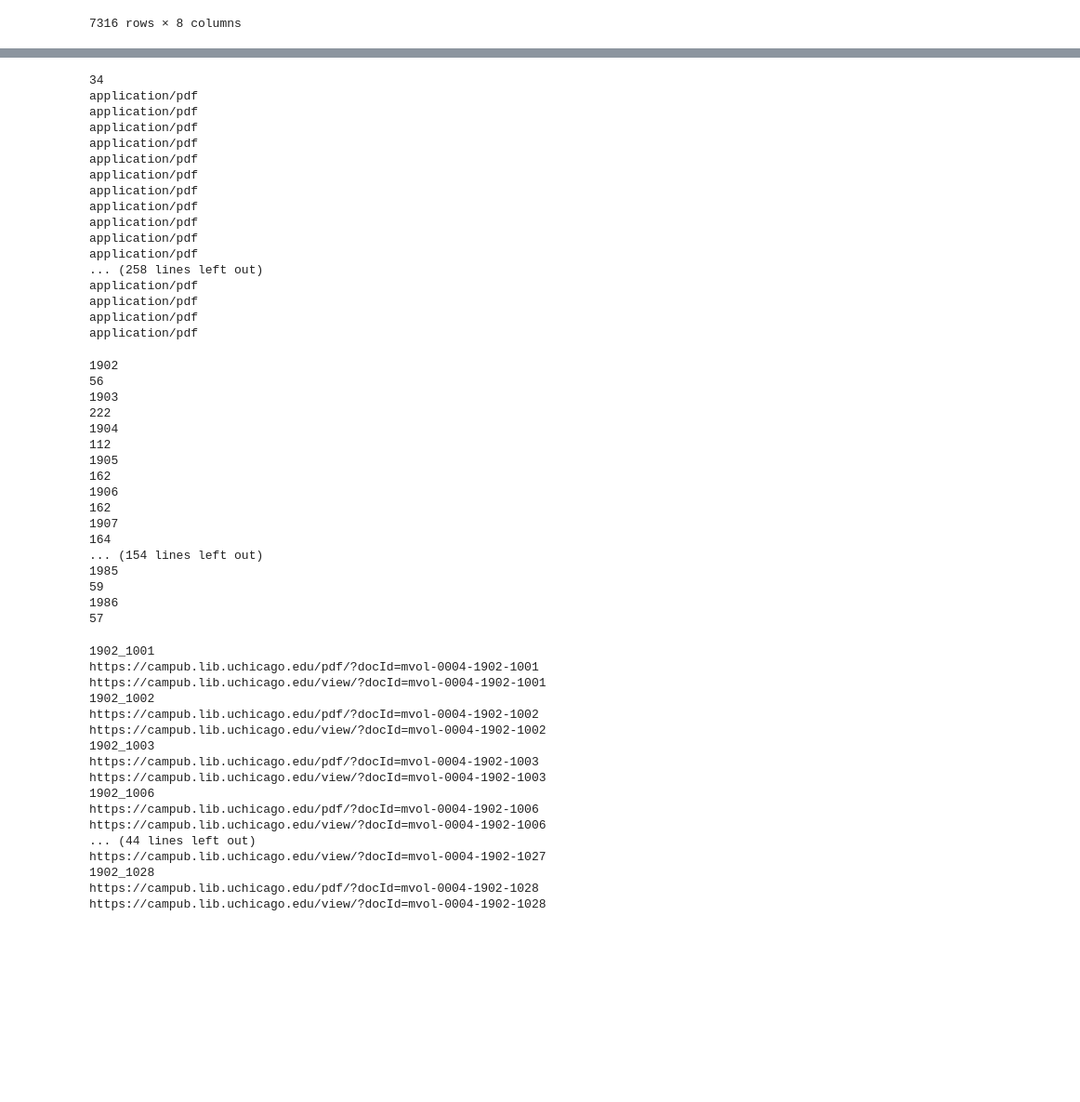
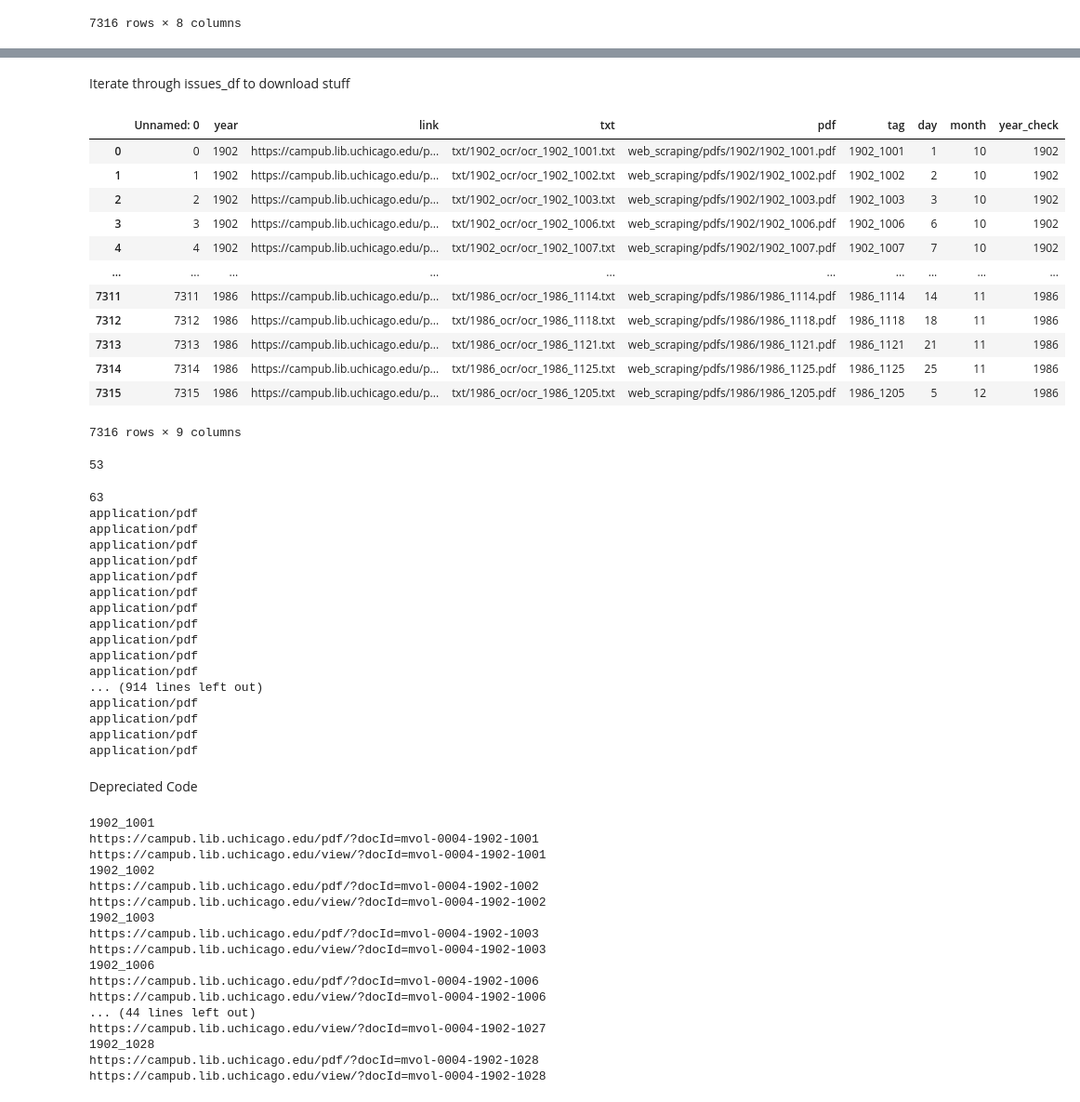
Before and after one commit to marcdloeb/uchicago_campus_publications, a Jupyter notebook: maroon_scraping.ipynb, the cells around one changed output, grey strips where cells are left out. Shown at 93% size. Saved outputs shown, nothing was run; the diff lists cells and outputs as text; code cells hidden in the pictures; blank space fills up the shorter version.

Commit message:
moving stuff

```diff
--- a/maroon_scraping.ipynb
+++ b/maroon_scraping.ipynb
@@ -214,18 +212,42 @@ issues_df.to_csv("all_issues2.csv")
+# %% [markdown]
+Iterate through issues_df to download stuff
+# %%
+issues_df = pd.read_csv("all_issues.csv")
+# %%
+issues_df
+# %% [output]
+|  | Unnamed: 0 | year | link | txt | pdf | tag | day | month | year_check |
+| 0 | 0 | 1902 | https://campub.lib.uchicago.edu/p... | txt/1902_ocr/ocr_1902_1001.txt | web_scraping/pdfs/1902/1902_1001.pdf | 1902_1001 | 1 | 10 | 1902 |
+| 1 | 1 | 1902 | https://campub.lib.uchicago.edu/p... | txt/1902_ocr/ocr_1902_1002.txt | web_scraping/pdfs/1902/1902_1002.pdf | 1902_1002 | 2 | 10 | 1902 |
+| 2 | 2 | 1902 | https://campub.lib.uchicago.edu/p... | txt/1902_ocr/ocr_1902_1003.txt | web_scraping/pdfs/1902/1902_1003.pdf | 1902_1003 | 3 | 10 | 1902 |
+| 3 | 3 | 1902 | https://campub.lib.uchicago.edu/p... | txt/1902_ocr/ocr_1902_1006.txt | web_scraping/pdfs/1902/1902_1006.pdf | 1902_1006 | 6 | 10 | 1902 |
+| 4 | 4 | 1902 | https://campub.lib.uchicago.edu/p... | txt/1902_ocr/ocr_1902_1007.txt | web_scraping/pdfs/1902/1902_1007.pdf | 1902_1007 | 7 | 10 | 1902 |
+| ... | ... | ... | ... | ... | ... | ... | ... | ... | ... |
+| 7311 | 7311 | 1986 | https://campub.lib.uchicago.edu/p... | txt/1986_ocr/ocr_1986_1114.txt | web_scraping/pdfs/1986/1986_1114.pdf | 1986_1114 | 14 | 11 | 1986 |
+| 7312 | 7312 | 1986 | https://campub.lib.uchicago.edu/p... | txt/1986_ocr/ocr_1986_1118.txt | web_scraping/pdfs/1986/1986_1118.pdf | 1986_1118 | 18 | 11 | 1986 |
+| 7313 | 7313 | 1986 | https://campub.lib.uchicago.edu/p... | txt/1986_ocr/ocr_1986_1121.txt | web_scraping/pdfs/1986/1986_1121.pdf | 1986_1121 | 21 | 11 | 1986 |
+| 7314 | 7314 | 1986 | https://campub.lib.uchicago.edu/p... | txt/1986_ocr/ocr_1986_1125.txt | web_scraping/pdfs/1986/1986_1125.pdf | 1986_1125 | 25 | 11 | 1986 |
+| 7315 | 7315 | 1986 | https://campub.lib.uchicago.edu/p... | txt/1986_ocr/ocr_1986_1205.txt | web_scraping/pdfs/1986/1986_1205.pdf | 1986_1205 | 5 | 12 | 1986 |
+7316 rows × 9 columns
+# %%
+sum(issues_df.year == 1961)
+# %% [output]
+53
 # %%
 file_parent = "web_scraping/pdfs/"
-for year in range(1954,1961):
+for year in range(1970,1987):
     year_string = str(year)
-    issues_links = issues_df.pdf[issues_df.year == year_string].tolist()
+    issues_links = issues_df.link[issues_df.year == year].tolist()
     print(len(issues_links))
-    issues_files = issues_df.file[issues_df.year == year_string].tolist()
+    issues_pdf_files = issues_df.pdf[issues_df.year == year].tolist()
     makemydir(year_string, file_parent)
 
-    for issue_pdf_link, issue_file in zip(issues_links,issues_files):
+    for issue_pdf_link, issue_pdf_file in zip(issues_links,issues_pdf_files):
         issue_result = requests.get(issue_pdf_link)
         print(issue_result.headers.get('content-type'))
-        open(issue_file, 'wb').write(issue_result.content)
+        open(issue_pdf_file, 'wb').write(issue_result.content)
 # %% [output]
-34
+63
 application/pdf
 application/pdf
 application/pdf
@@ -237,33 +259,13 @@ application/pdf
 application/pdf
 application/pdf
 application/pdf
-... (258 lines left out)
+... (914 lines left out)
 application/pdf
 application/pdf
 application/pdf
 application/pdf
-# %%
-for year, link_path in links_and_paths.items():
-    print(year)
-    print(len(link_path))
-# %% [output]
-1902
-56
-1903
-222
-1904
-112
-1905
-162
-1906
-162
-1907
-164
-... (154 lines left out)
-1985
-59
-1986
-57
+# %% [markdown]
+Depreciated Code
 # %%
 page_link = "https://campub.lib.uchicago.edu/search/?f1-title=Daily+Maroon&f1-date=1900s%3A%3A1902"
 result = requests.get(page_link)
```
Also changed, not shown: parts of 5 cells of this notebook, 40 other files.
